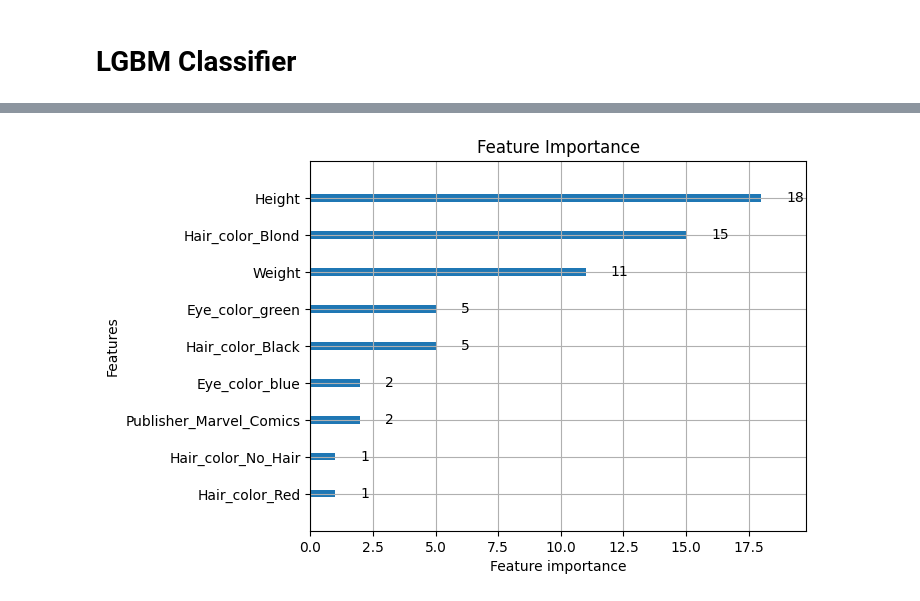
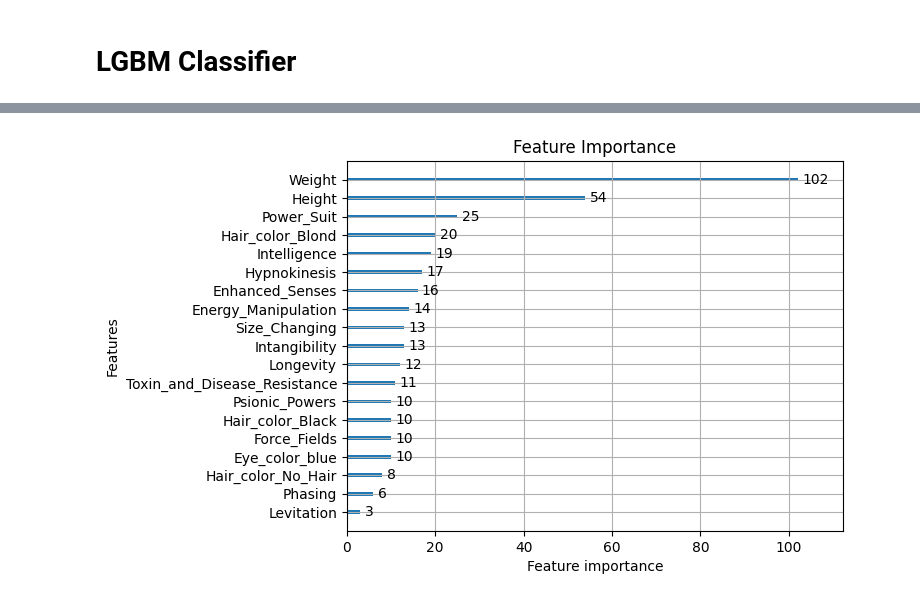
Before and after one commit to sanchobuendia/Alelo, a Jupyter notebook: Identificando_os_Bandidos.ipynb, the cells around one changed output, grey strips where cells are left out. Drawn from its saved outputs; the diff is of its cells as text; code cells hidden in the pictures.

Commit message:
Alterações na leitura das bases

```diff
--- a/Identificando_os_Bandidos.ipynb
+++ b/Identificando_os_Bandidos.ipynb
@@ -35,7 +42,7 @@ super_hero_powers.index.name = 'name'
 super_hero_powers.reset_index(inplace=True)
 df = heroes_information.merge(super_hero_powers, on='name', how='inner')
 # %%
-processor = DataProcessor(heroes_information)
+processor = DataProcessor(df)
 processor.preprocessing()
 processor.normalize_min_max()
 cat_heroes_information = ['Gender', 'Eye color', 'Hair color', 'Publisher']
@@ -111,3 +82,27 @@ model_base = model_base[important_features]
+# %%
+important_features = [
+    "Energy Manipulation",
+    "Hair color_Blond",
+    "Hypnokinesis",
+    "Weight",
+    "Eye color_blue",
+    "Force Fields",
+    "Enhanced Senses",
+    "Height",
+    "Hair color_Black",
+    "Power Suit",
+    "Intangibility",
+    "Psionic Powers",
+    "Phasing",
+    "Size Changing",
+    "Hair color_No Hair",
+    "Toxin and Disease Resistance",
+    "Levitation",
+    "Intelligence",
+    "Longevity", 'Alignment'
+]
+
+model_base = model_base[important_features]
 # %%
 model_base['Alignment'] = model_base['Alignment'].map({'good': 1, 'bad': 0})
 
@@ -351,9 +322,9 @@ skf = StratifiedKFold(n_splits = 5, shuffle = True)
 #'learning_rate': 0.1, 'max_depth': 5, 'min_child_samples': 10, 'n_estimators': 100, 'num_leaves': 10
 
 LGBM = cross_validate(estimator=LGBMClassifier(class_weight="balanced",
-                                                  n_estimators=15,
-                                                  min_child_samples=5,
-                                                  num_leaves=5,
+                                                  n_estimators=75,
+                                                  min_child_samples=6,
+                                                  num_leaves=6,
                                                   max_depth=4,
                                                   #learning_rate=0.1,
                                                   random_state=451),
@@ -553,7 +524,7 @@ for i in range(5):
 # %%
 import lightgbm as lgb
-lgb.plot_importance(LGBM[2], max_num_features=20)  # max_num_features define o número de features exibidas
+lgb.plot_importance(LGBM[2], max_num_features=30)  # max_num_features define o número de features exibidas
 plt.title("Feature Importance")
 plt.show()
 # %% [output]
-[figure, old version]
+[figure, new version]
```
Also changed, not shown: parts of 28 cells of this notebook.
